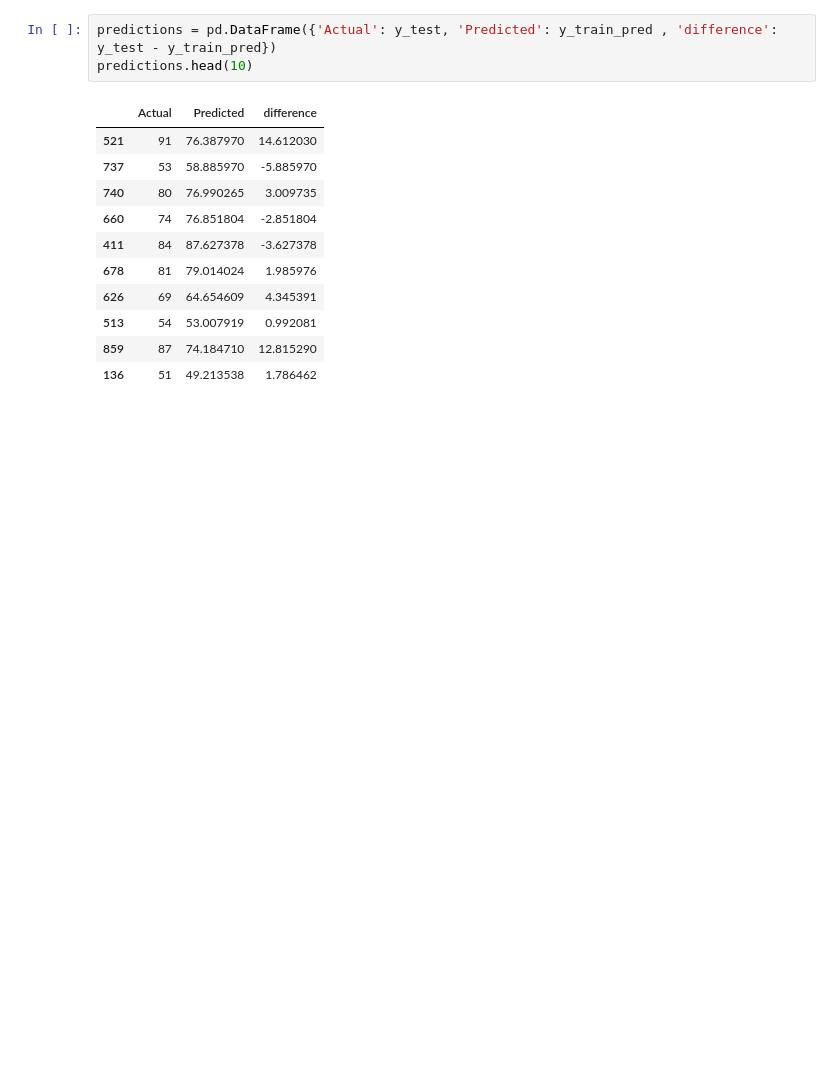
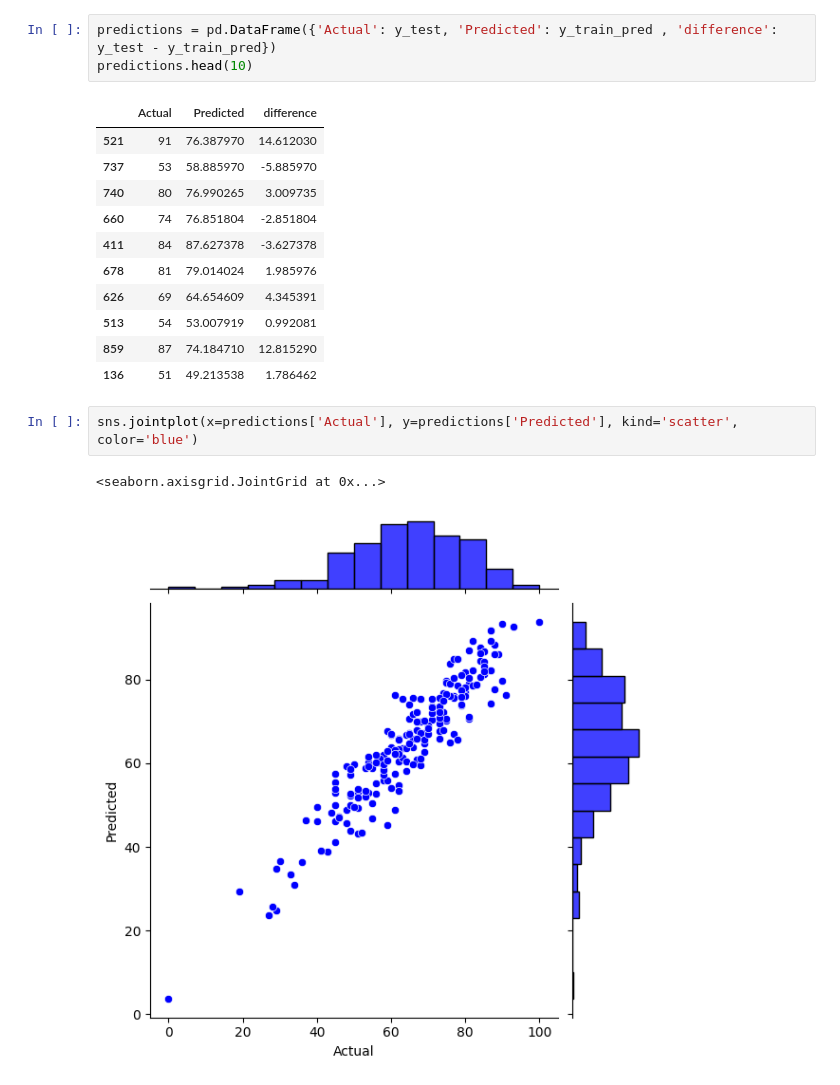
Before and after one commit to sheshpalsingh01/Predict_Marks_ML_Project, a Jupyter notebook: Notebook/Model_train.ipynb, the cells around one changed output. Cells and saved outputs as stored; diff of their text form; blank space fills up the shorter version.

```diff
--- a/Notebook/Model_train.ipynb
+++ b/Notebook/Model_train.ipynb
@@ -215,3 +216,8 @@ predictions.head(10)
 | 513 | 54 | 53.007919 | 0.992081 |
 | 859 | 87 | 74.184710 | 12.815290 |
 | 136 | 51 | 49.213538 | 1.786462 |
+# %%
+sns.jointplot(x=predictions['Actual'], y=predictions['Predicted'], kind='scatter', color='blue')
+# %% [output]
+<seaborn.axisgrid.JointGrid at 0x...>
+[figure, added]
```
Also changed, not shown: parts of 6 cells of this notebook, 11 other files.
